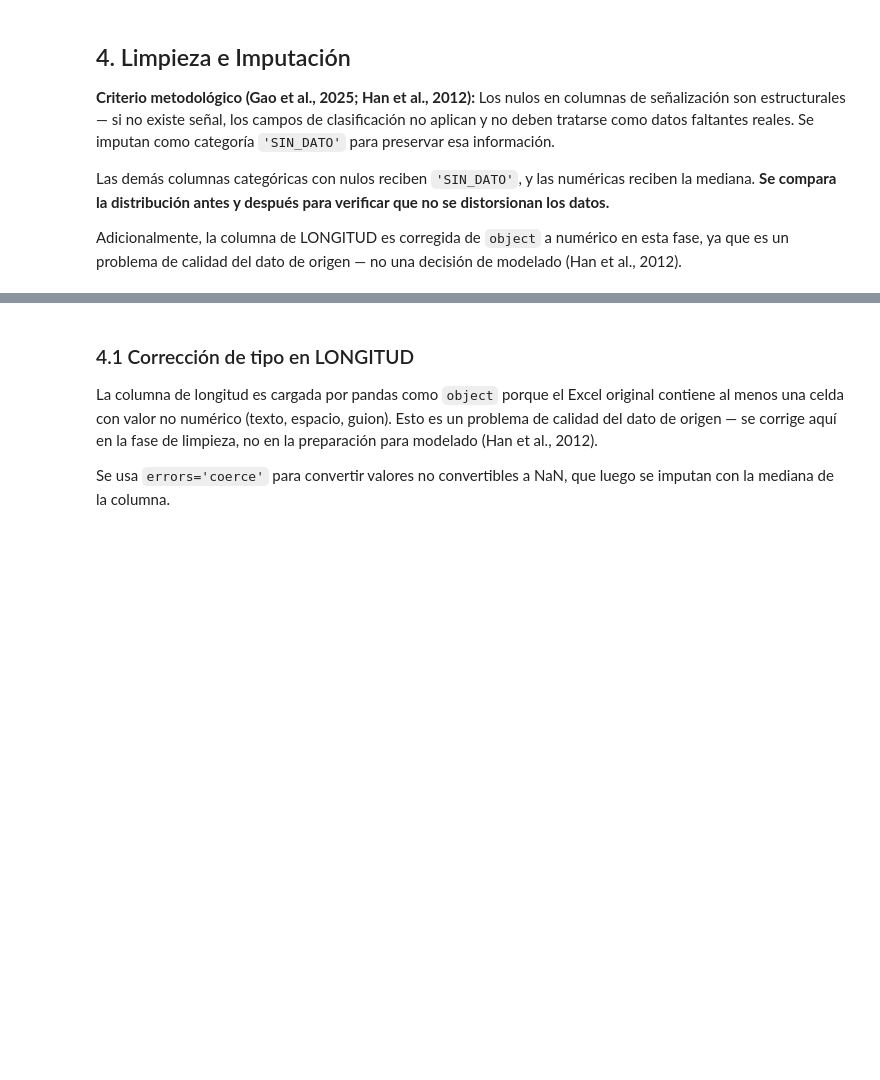
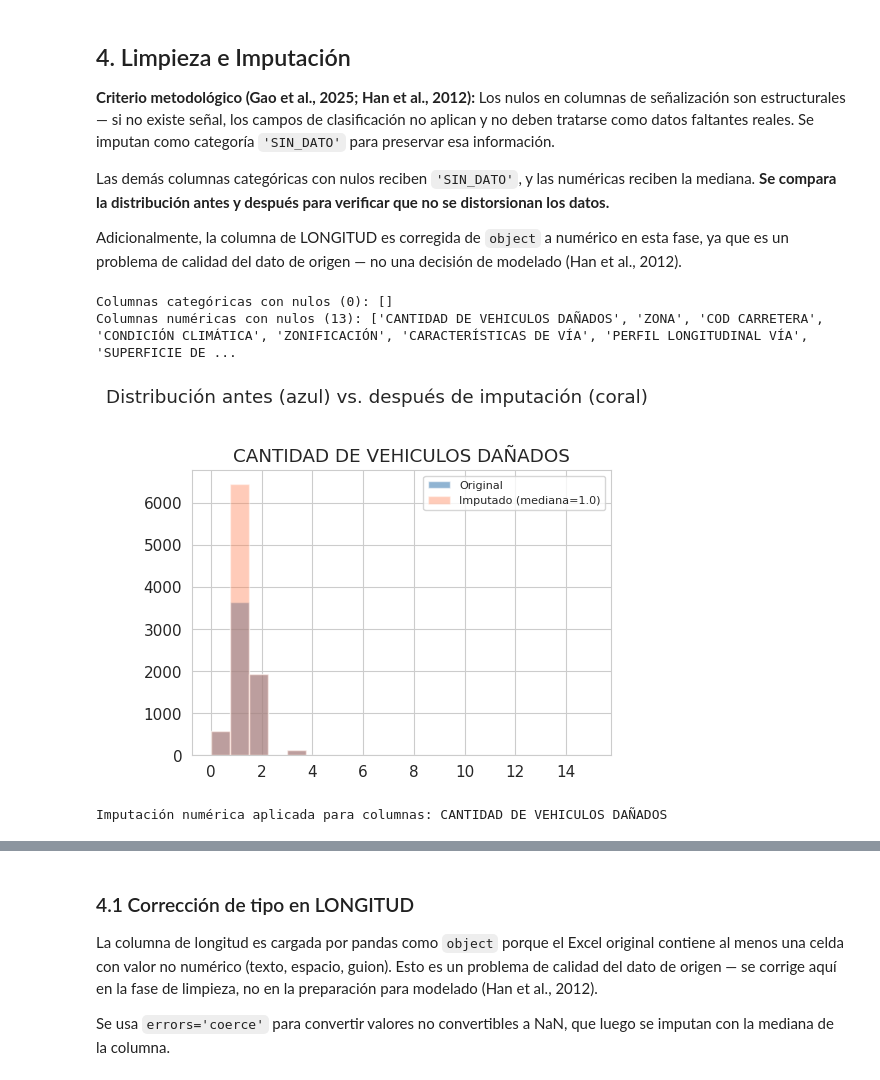
Before and after one commit to veliz-a/siniestros-fatales-peru-ml, a Jupyter notebook: notebooks/01_EDA_limpieza_siniestros.ipynb, the cells around one changed output, grey strips where cells are left out. Cells and saved outputs as stored; diff of their text form; code cells hidden in the pictures; blank space fills up the shorter version.

```diff
--- a/notebooks/01_EDA_limpieza_siniestros.ipynb
+++ b/notebooks/01_EDA_limpieza_siniestros.ipynb
@@ -29,7 +29,14 @@ plt.rcParams['figure.figsize'] = (12, 5)
 plt.rcParams['font.size'] = 11
 sns.set_style('whitegrid')
 
-RUTA_XLSX = Path('BBDD ONSV - SINIESTROS FATALES 2021-2025 (preliminar).xlsx')
+BASE_DIR = Path.cwd().resolve()
+if BASE_DIR.name == 'notebooks':
+    BASE_DIR = BASE_DIR.parent
+DIR_FIGURAS = BASE_DIR / 'outputs' / 'figures'
+DIR_PROCESADA = BASE_DIR / 'data' / 'procesada'
+DIR_FIGURAS.mkdir(parents=True, exist_ok=True)
+DIR_PROCESADA.mkdir(parents=True, exist_ok=True)
+RUTA_XLSX = BASE_DIR / 'data' / 'raw' / 'BBDD ONSV - SINIESTROS FATALES 2021-2025 (preliminar).xlsx'
 
 # El archivo tiene 4 filas de metadata antes de los headers reales
 df_raw = pd.read_excel(RUTA_XLSX, sheet_name=0, skiprows=4, engine='openpyxl')
@@ -118,40 +214,65 @@ cols_num_nulos = [c for c in cols_con_nulos if df[c].dtype != 'object']
 
 print(f'Columnas categóricas con nulos ({len(cols_cat_nulos)}): {cols_cat_nulos}')
 print(f'Columnas numéricas con nulos ({len(cols_num_nulos)}): {cols_num_nulos}')
+# %% [output]
+Columnas categóricas con nulos (0): []
+Columnas numéricas con nulos (13): ['CANTIDAD DE VEHICULOS DAÑADOS', 'ZONA', 'COD CARRETERA', 'CONDICIÓN CLIMÁTICA', 'ZONIFICACIÓN', 'CARACTERÍSTICAS DE VÍA', 'PERFIL LONGITUDINAL VÍA', 'SUPERFICIE DE ...
 # %%
 # --- Comparación antes/después para columnas numéricas ---
-# Esto verifica que la mediana no distorsiona la distribución
+# Detectar columnas numéricas entre las que tienen nulos intentando coerción a numérico
+cols_num_nulos = []
+for c in cols_con_nulos:
+    coerced = pd.to_numeric(df[c], errors='coerce')
+    # Si al menos un valor es numérico, tratamos la columna como numérica
+    if coerced.notna().sum() > 0:
+        cols_num_nulos.append(c)
 
 if cols_num_nulos:
-    fig, axes = plt.subplots(1, len(cols_num_nulos),
-                             figsize=(5 * len(cols_num_nulos), 4))
-    if len(cols_num_nulos) == 1:
+    import math
+    n = len(cols_num_nulos)
+    ncols = min(3, n)
+    nrows = math.ceil(n / ncols)
+    fig, axes = plt.subplots(nrows, ncols, figsize=(5 * ncols, 4 * nrows))
+    # Normalizar axes a lista plana
+    if isinstance(axes, np.ndarray):
+        axes = axes.flatten()
+    else:
         axes = [axes]
 
     medianas = {}
-    for ax, col in zip(axes, cols_num_nulos):
+    for i, col in enumerate(cols_num_nulos):
+        ax = axes[i]
         col_num = pd.to_numeric(df[col], errors='coerce')
         mediana = col_num.median()
         medianas[col] = mediana
 
-        col_num.dropna().hist(ax=ax, bins=20, alpha=0.6,
-                               color='steelblue', label='Original')
-        col_num.fillna(mediana).hist(ax=ax, bins=20, alpha=0.4,
-                                      color='coral', label=f'Imputado (mediana={mediana:.1f})')
+        # Plot original (solo valores válidos) y distribución imputada (con mediana)
+        col_num.dropna().hist(ax=ax, bins=20, alpha=0.6, color='steelblue', label='Original')
+        col_num.fillna(mediana).hist(ax=ax, bins=20, alpha=0.4, color='coral', label=f'Imputado (mediana={mediana:.1f})')
         ax.set_title(col)
         ax.legend(fontsize=8)
 
+    # Ocultar ejes no usados si hay espacio extra
+    for j in range(len(cols_num_nulos), len(axes)):
+        try:
+            axes[j].axis('off')
+        except Exception:
+            pass
+
     plt.suptitle('Distribución antes (azul) vs. después de imputación (coral)', y=1.02)
     plt.tight_layout()
-    plt.savefig('comparacion_imputacion_numerica.png', dpi=150)
+    plt.savefig(DIR_FIGURAS / 'comparacion_imputacion_numerica.png', dpi=150)
     plt.show()
 
-    # Aplicar imputación numérica
+    # Aplicar imputación numérica de forma segura (reconvirtiendo y rellenando)
     for col, mediana in medianas.items():
         df[col] = pd.to_numeric(df[col], errors='coerce').fillna(mediana)
-    print('Imputación numérica aplicada.')
+    print('Imputación numérica aplicada para columnas: ' + ', '.join(medianas.keys()))
 else:
-    print('No hay columnas numéricas con nulos.')
+    print('No hay columnas numéricas detectadas entre las columnas con nulos.')
+# %% [output]
+[figure, added]
+Imputación numérica aplicada para columnas: CANTIDAD DE VEHICULOS DAÑADOS
 # %%
 # --- Comparación antes/después para columnas categóricas ---
 if cols_cat_nulos:
```
Also changed, not shown: parts of 28 cells of this notebook, 15 other files.
